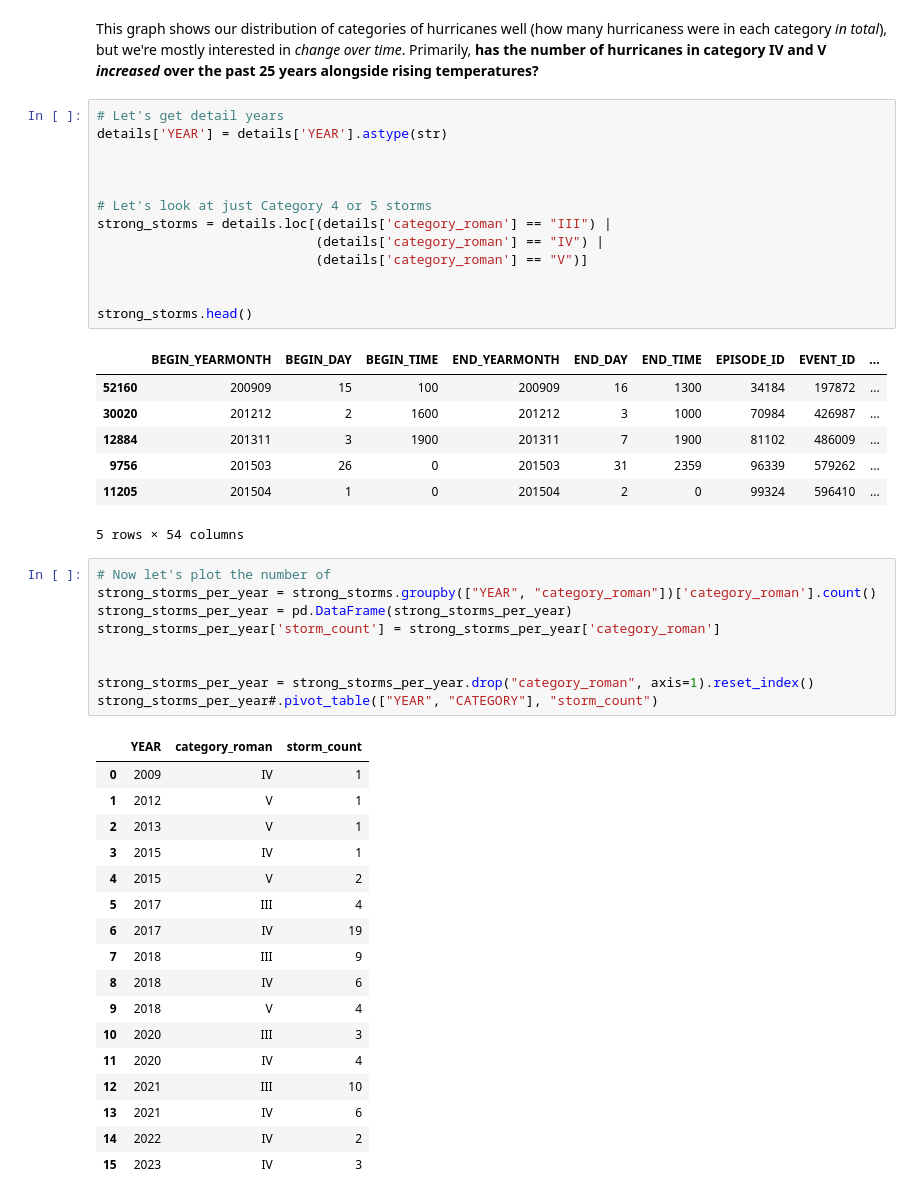
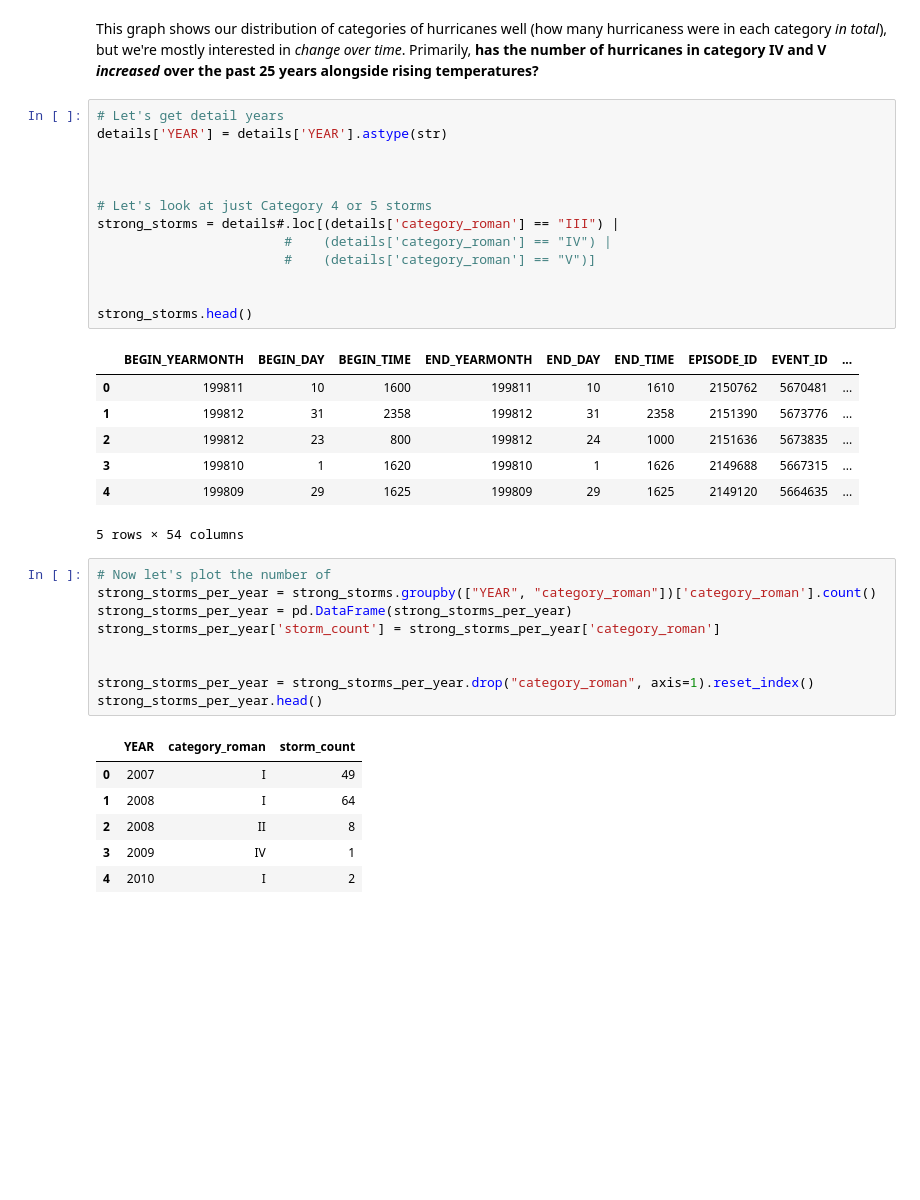
Before and after one commit to andrewbowen19/storiesDATA608, a Jupyter notebook: _build/jupyter_execute/story5.ipynb, the cells around one changed output. Saved outputs shown, nothing was run; the diff lists cells and outputs as text; blank space fills up the shorter version.

```diff
--- a/_build/jupyter_execute/story5.ipynb
+++ b/_build/jupyter_execute/story5.ipynb
@@ -192,44 +192,33 @@ details['YEAR'] = details['YEAR'].astype(str)
 
 
 # Let's look at just Category 4 or 5 storms
-strong_storms = details.loc[(details['category_roman'] == "III") |
-                            (details['category_roman'] == "IV") |
-                            (details['category_roman'] == "V")]
+strong_storms = details#.loc[(details['category_roman'] == "III") |
+                        #    (details['category_roman'] == "IV") |
+                        #    (details['category_roman'] == "V")]
 
 
 strong_storms.head()
 # %% [output]
 |  | BEGIN_YEARMONTH | BEGIN_DAY | BEGIN_TIME | END_YEARMONTH | END_DAY | END_TIME | EPISODE_ID | EVENT_ID | ... |
-| 52160 | 200909 | 15 | 100 | 200909 | 16 | 1300 | 34184 | 197872 | ... |
-| 30020 | 201212 | 2 | 1600 | 201212 | 3 | 1000 | 70984 | 426987 | ... |
-| 12884 | 201311 | 3 | 1900 | 201311 | 7 | 1900 | 81102 | 486009 | ... |
-| 9756 | 201503 | 26 | 0 | 201503 | 31 | 2359 | 96339 | 579262 | ... |
-| 11205 | 201504 | 1 | 0 | 201504 | 2 | 0 | 99324 | 596410 | ... |
+| 0 | 199811 | 10 | 1600 | 199811 | 10 | 1610 | 2150762 | 5670481 | ... |
+| 1 | 199812 | 31 | 2358 | 199812 | 31 | 2358 | 2151390 | 5673776 | ... |
+| 2 | 199812 | 23 | 800 | 199812 | 24 | 1000 | 2151636 | 5673835 | ... |
+| 3 | 199810 | 1 | 1620 | 199810 | 1 | 1626 | 2149688 | 5667315 | ... |
+| 4 | 199809 | 29 | 1625 | 199809 | 29 | 1625 | 2149120 | 5664635 | ... |
 5 rows × 54 columns
 # %%
 # Now let's plot the number of
 strong_storms_per_year = strong_storms.groupby(["YEAR", "category_roman"])['category_roman'].count()
 strong_storms_per_year = pd.DataFrame(strong_storms_per_year)
 strong_storms_per_year['storm_count'] = strong_storms_per_year['category_roman']
 
 
 strong_storms_per_year = strong_storms_per_year.drop("category_roman", axis=1).reset_index()
-strong_storms_per_year#.pivot_table(["YEAR", "CATEGORY"], "storm_count")
+strong_storms_per_year.head()
 # %% [output]
 |  | YEAR | category_roman | storm_count |
-| 0 | 2009 | IV | 1 |
-| 1 | 2012 | V | 1 |
-| 2 | 2013 | V | 1 |
-| 3 | 2015 | IV | 1 |
-| 4 | 2015 | V | 2 |
-| 5 | 2017 | III | 4 |
-| 6 | 2017 | IV | 19 |
-| 7 | 2018 | III | 9 |
-| 8 | 2018 | IV | 6 |
-| 9 | 2018 | V | 4 |
-| 10 | 2020 | III | 3 |
-| 11 | 2020 | IV | 4 |
-| 12 | 2021 | III | 10 |
-| 13 | 2021 | IV | 6 |
-| 14 | 2022 | IV | 2 |
-| 15 | 2023 | IV | 3 |
+| 0 | 2007 | I | 49 |
+| 1 | 2008 | I | 64 |
+| 2 | 2008 | II | 8 |
+| 3 | 2009 | IV | 1 |
+| 4 | 2010 | I | 2 |
```
Also changed, not shown: parts of 12 cells of this notebook, 12 other files.
